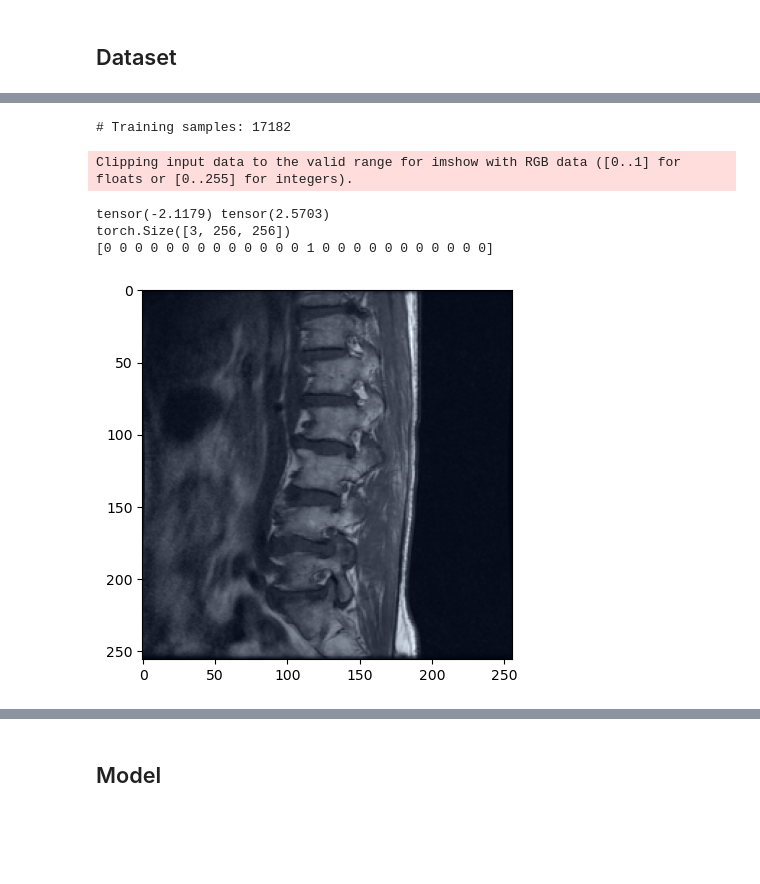
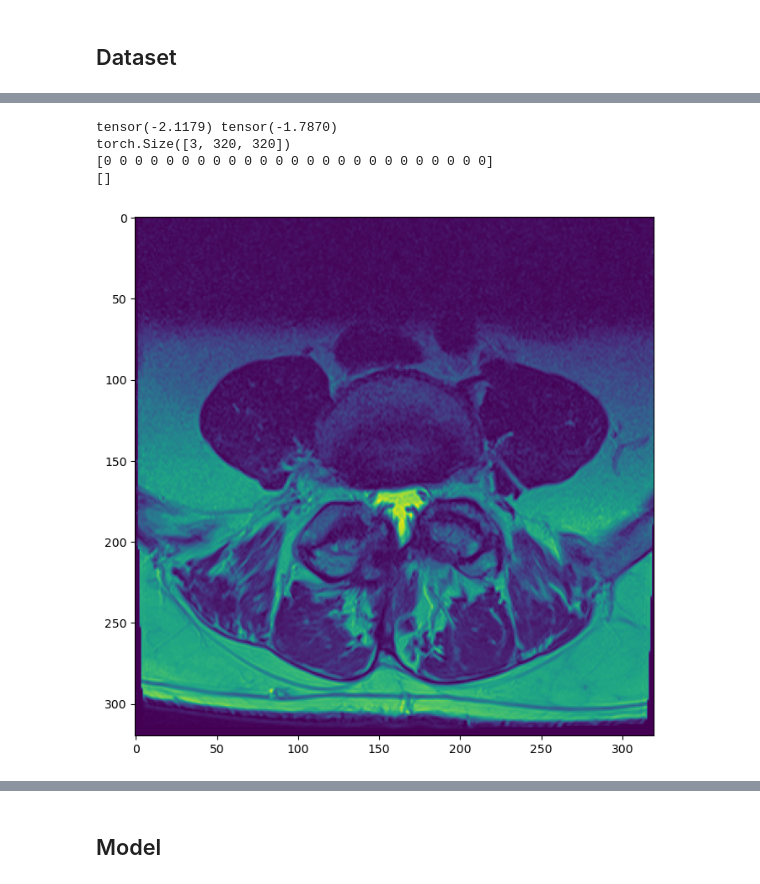
Before and after one commit to m5k5/RSNA2024, a Jupyter notebook: conditionClassifier.ipynb, the cells around one changed output, grey strips where cells are left out. Cells and saved outputs as stored; diff of their text form; code cells hidden in the pictures; blank space fills up the shorter version.

Commit message:
new training

```diff
--- a/conditionClassifier.ipynb
+++ b/conditionClassifier.ipynb
@@ -138,0 +125,3 @@ else:
+# %%
+allLabelsMapping = dict(zip(allLabels,np.arange(0,len(allLabels),1)))
+allLabelsMapping
@@ -138,0 +172,9 @@ else:
+# %%
+allFiles = []
+
+for root, dirs, files in os.walk(os.path.join(DATA_PATH, "train_images")):
+    for f in files:
+        if f.endswith(".dcm"):
+            allFiles.append(os.path.join(root,f))
+
+len(allFiles)
@@ -186,2 +230,17 @@ _ = plt.colorbar()
 # %% [markdown]
 ## Dataset
+# %%
+TRAIN_TEST_SPLIT = 0.7
+
+allStudyIds = np.unique(df.index)
+print(allStudyIds)
+
+np.random.seed(5880)
+np.random.shuffle(allStudyIds)
+print(allStudyIds)
+
+split = int(len(allStudyIds)*TRAIN_TEST_SPLIT)
+print("# Training samples:",split)
+
+trainStudyIds = allStudyIds[0:split]
+valStudyIds = allStudyIds[split:]
@@ -232,18 +309,14 @@ transformsVal = v2.Compose([
     v2.Normalize(mean=[0.485, 0.456, 0.406], std=[0.229, 0.224, 0.225]),
 ])
 
-TRAIN_TEST_SPLIT = 0.7
 
 import random
-random.seed(186)
+random.seed(5584)
+trainData = list(zip(XTrain,yTrain))
+random.shuffle(trainData)
+valData = list(zip(XVal,yVal))
+random.shuffle(valData)
 
-split = int(len(X)*TRAIN_TEST_SPLIT)
-print("# Training samples:",split)
-dataShuffled = list(zip(X,y))
-random.shuffle(dataShuffled)
-
-trainData = dataShuffled[0:split]
-valData = dataShuffled[split::]
 
 # trainData = trainData[0:300]
 # valData = valData[0:300]
@@ -266,22 +339,22 @@ def generatorVal():
 # def generatorAll():
 #     for id in allIds:
 #         yield getData(id)
-# %% [output]
-# Training samples: 17182
 # %%
 g = generator()
 gVal = generatorVal()
 testInstance = next(g)
 testInstanceVal = next(gVal)
 
-plt.imshow((torch.moveaxis(testInstance[0], 0,-1)*0.225)+0.485)
+plt.figure(figsize=(8,8))
+plt.imshow((testInstance[0][0,:,:]*0.225)+0.485, cmap="viridis")
 print(torch.min(testInstance[0]), torch.max(testInstance[0]))
 print(testInstance[0].shape)
 print(testInstance[1])
+print(allLabels[testInstance[1]>0])
 # %% [output]
-Clipping input data to the valid range for imshow with RGB data ([0..1] for floats or [0..255] for integers).
+tensor(-2.1179) tensor(-1.7870)
+torch.Size([3, 320, 320])
+[0 0 0 0 0 0 0 0 0 0 0 0 0 0 0 0 0 0 0 0 0 0 0 0 0]
+[]
-tensor(-2.1179) tensor(2.5703)
-torch.Size([3, 256, 256])
-[0 0 0 0 0 0 0 0 0 0 0 0 0 1 0 0 0 0 0 0 0 0 0 0 0]
-[figure, old version]
+[figure, new version]
 # %%
```
Also changed, not shown: parts of 19 cells of this notebook, 4 other files.
